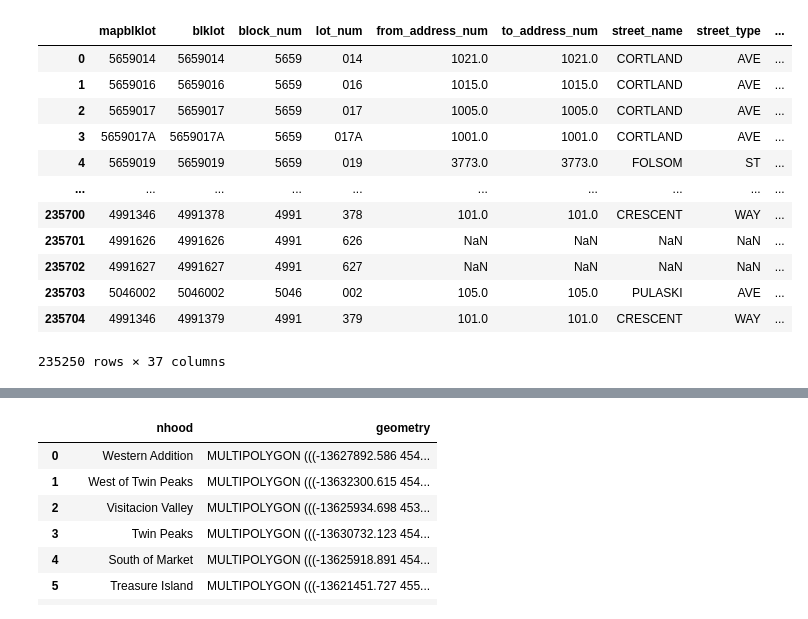
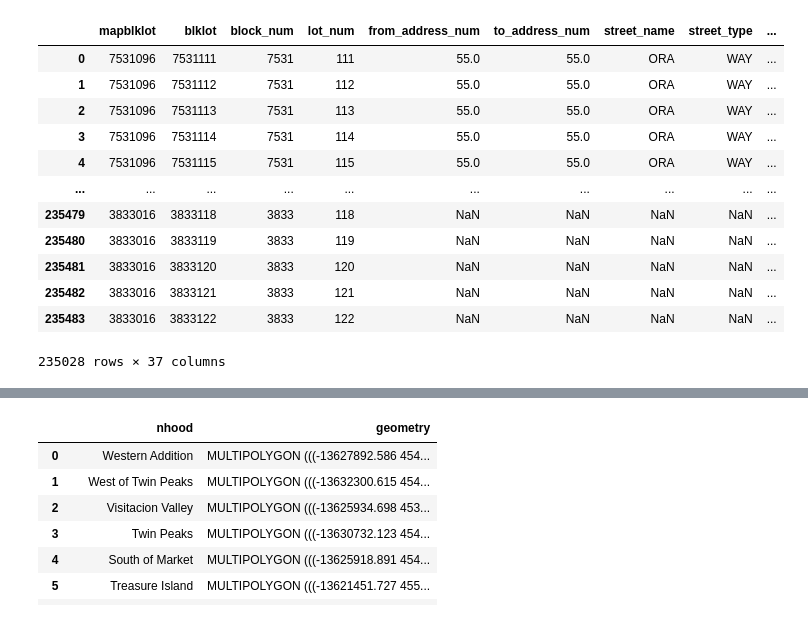
Before and after one commit to alexshadley/zoning, a Jupyter notebook: notebooks/postgres_etl.ipynb, the cells around one changed output, grey strips where cells are left out. Drawn from its saved outputs; the diff is of its cells as text; code cells hidden in the pictures.

```diff
--- a/notebooks/postgres_etl.ipynb
+++ b/notebooks/postgres_etl.ipynb
@@ -32,24 +32,24 @@ def gpd_from_csv(csv_file, geometry_col, **kwargs):
 # %%
 # ETL parcels
 
-prc = gpd_from_csv('../data/Parcels___Active_and_Retired_20240914.csv', 'shape')
+prc = gpd_from_csv('../data/Parcels___Active_and_Retired_20250102.csv', 'shape', low_memory=False)
 
 prc.to_postgis('prc', engine, if_exists='replace', chunksize=1000)
 
 prc
 # %% [output]
 |  | mapblklot | blklot | block_num | lot_num | from_address_num | to_address_num | street_name | street_type | ... |
-| 0 | 5659014 | 5659014 | 5659 | 014 | 1021.0 | 1021.0 | CORTLAND | AVE | ... |
-| 1 | 5659016 | 5659016 | 5659 | 016 | 1015.0 | 1015.0 | CORTLAND | AVE | ... |
-| 2 | 5659017 | 5659017 | 5659 | 017 | 1005.0 | 1005.0 | CORTLAND | AVE | ... |
-| 3 | 5659017A | 5659017A | 5659 | 017A | 1001.0 | 1001.0 | CORTLAND | AVE | ... |
-| 4 | 5659019 | 5659019 | 5659 | 019 | 3773.0 | 3773.0 | FOLSOM | ST | ... |
+| 0 | 7531096 | 7531111 | 7531 | 111 | 55.0 | 55.0 | ORA | WAY | ... |
+| 1 | 7531096 | 7531112 | 7531 | 112 | 55.0 | 55.0 | ORA | WAY | ... |
+| 2 | 7531096 | 7531113 | 7531 | 113 | 55.0 | 55.0 | ORA | WAY | ... |
+| 3 | 7531096 | 7531114 | 7531 | 114 | 55.0 | 55.0 | ORA | WAY | ... |
+| 4 | 7531096 | 7531115 | 7531 | 115 | 55.0 | 55.0 | ORA | WAY | ... |
 | ... | ... | ... | ... | ... | ... | ... | ... | ... | ... |
-| 235700 | 4991346 | 4991378 | 4991 | 378 | 101.0 | 101.0 | CRESCENT | WAY | ... |
-| 235701 | 4991626 | 4991626 | 4991 | 626 | NaN | NaN | NaN | NaN | ... |
-| 235702 | 4991627 | 4991627 | 4991 | 627 | NaN | NaN | NaN | NaN | ... |
-| 235703 | 5046002 | 5046002 | 5046 | 002 | 105.0 | 105.0 | PULASKI | AVE | ... |
-| 235704 | 4991346 | 4991379 | 4991 | 379 | 101.0 | 101.0 | CRESCENT | WAY | ... |
+| 235479 | 3833016 | 3833118 | 3833 | 118 | NaN | NaN | NaN | NaN | ... |
+| 235480 | 3833016 | 3833119 | 3833 | 119 | NaN | NaN | NaN | NaN | ... |
+| 235481 | 3833016 | 3833120 | 3833 | 120 | NaN | NaN | NaN | NaN | ... |
+| 235482 | 3833016 | 3833121 | 3833 | 121 | NaN | NaN | NaN | NaN | ... |
+| 235483 | 3833016 | 3833122 | 3833 | 122 | NaN | NaN | NaN | NaN | ... |
-235250 rows × 37 columns
+235028 rows × 37 columns
 # %%
 # only parcels where active is true
```
Also changed, not shown: parts of 4 cells of this notebook.
